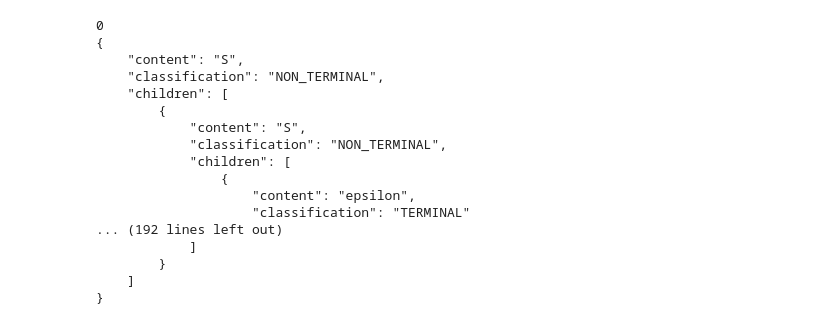
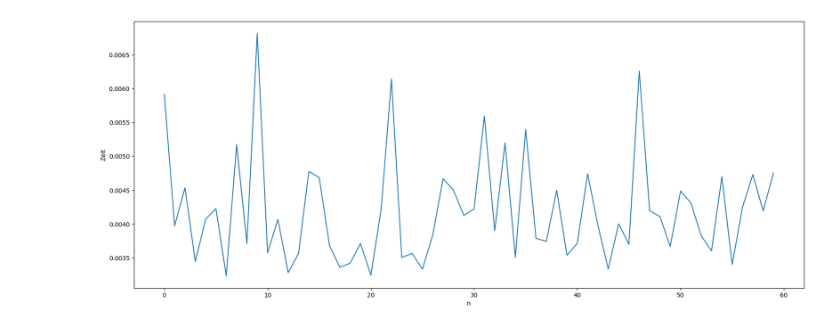
Before and after one commit to rhyperio/studienarbeit_code, a Jupyter notebook: scripts/complexity.ipynb, the cells around one changed output. Cells and saved outputs as stored; diff of their text form; code cells hidden in the pictures.

```diff
--- a/scripts/complexity.ipynb
+++ b/scripts/complexity.ipynb
@@ -59,7 +355,8 @@ def getBody():
 # %%
 def validate_derivation_tree (payload):
     headers = {'Content-type': 'application/json'}
-    response = requests.post("https://studienarbeit.mohjohfox.de/api/validate/tree", headers=headers, data=json.dumps(payload))
+    #response = requests.post("https://studienarbeit.mohjohfox.de/api/validate/tree", headers=headers, data=json.dumps(payload))
+    response = requests.post("http://localhost:8080/api/validate/tree", headers=headers, data=json.dumps(payload))
     if response.status_code == 200:
         # takes response as json
         return response.json()
@@ -127,57 +424,38 @@ original_tree_json = '''
 # %%
 start = 0
 end = 0
-amount_of_validations = 4
+amount_of_validations = 60
 tree = json.loads(original_tree_json)
+timeMess = []
+n = []
 
 for i in range(amount_of_validations):
-    print(str(i))
-
     # Expand the derivation tree
     expanded_tree = expand_derivation_tree(tree)
 
     # Convert the expanded tree back to JSON
     expanded_tree_json = json.dumps(expanded_tree, indent=4)
-
-    # Print the expanded tree in JSON format
-    print(expanded_tree_json)
-
     tree = json.loads(expanded_tree_json)
 
-    body = getBody()
-    body["derivationTree"] = tree
+    for k in range(100):
+        body = getBody()
+        body["derivationTree"] = tree
 
-    start = time.time()
-    #result = validate_derivation_tree(body)
-    end = time.time()
-    #print(result)
+        start = time.time()
+        result = validate_derivation_tree(body)
+        end = time.time()
 
-    n.append(i)
-    timeMess.append(end - start)
+        if (k == 50):
+            n.append(i)
+            timeMess.append(end - start)
-# %% [output]
-0
-{
-    "content": "S",
-    "classification": "NON_TERMINAL",
-    "children": [
-        {
-            "content": "S",
-            "classification": "NON_TERMINAL",
-            "children": [
-                {
-                    "content": "epsilon",
-                    "classification": "TERMINAL"
-... (192 lines left out)
-            ]
-        }
-    ]
-}
 # %%
 # Comment out the next three lines for default sizing
-#f = plt.figure()
-#f.set_figwidth(20)
-#f.set_figheight(8)
-#plt.plot(n, time)
-#plt.xlabel('n')
-#plt.ylabel('Zeit')
-#plt.show()
+f = plt.figure()
+f.set_figwidth(20)
+f.set_figheight(8)
+plt.plot(n, timeMess)
+plt.xlabel('n')
+plt.ylabel('Zeit')
+plt.show()
+# %% [output]
+[figure, added]
```
Also changed, not shown: parts of 2 cells of this notebook, 2 other files.
